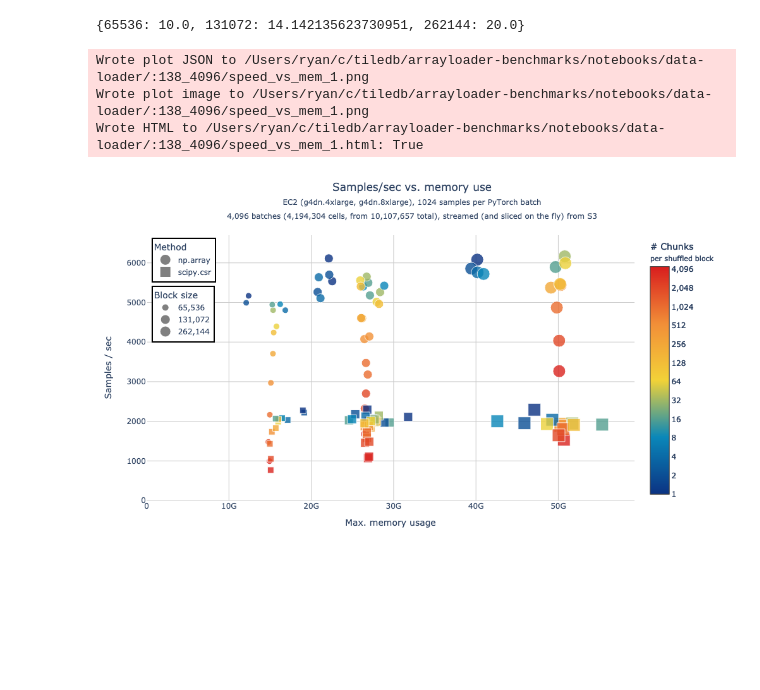
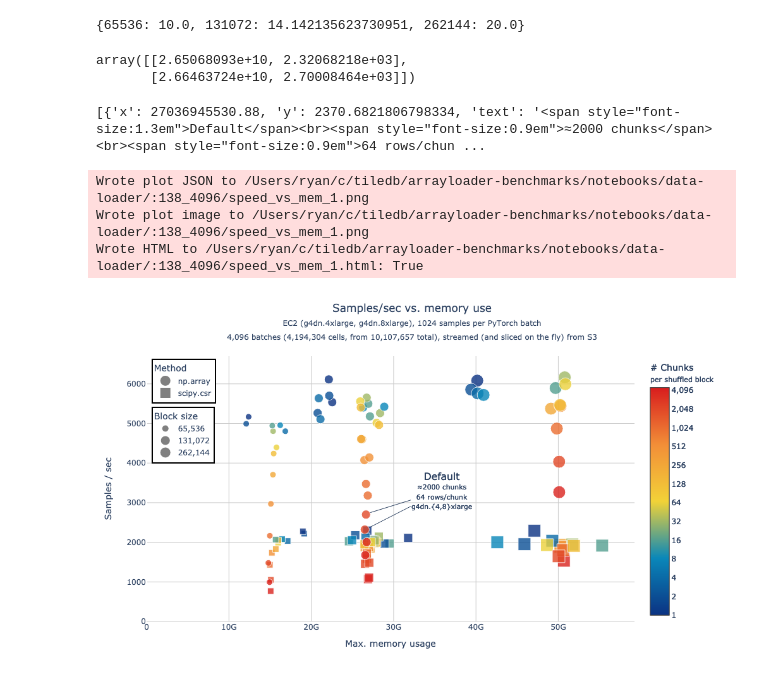
Before and after one commit to TileDB-Inc/arrayloader-benchmarks, a Jupyter notebook: notebooks/data-loader/:138_4096/nb.ipynb, the cells around one changed output. Cells and saved outputs as stored; diff of their text form; code cells hidden in the pictures; blank space fills up the shorter version.

Commit message:
improve plot z-index, add default annotation, update readme

```diff
--- a/notebooks/data-loader/:138_4096/nb.ipynb
+++ b/notebooks/data-loader/:138_4096/nb.ipynb
@@ -42,6 +48,7 @@ sorted_datasets = False
 start_idx = 0
 end_idx = 138
 uri_rgx = None
+annotate_defaults = True
 # %%
 if marker_size_anchor is None:
     marker_size_anchor = DEFAULT_MARKER_SIZE_ANCHOR
@@ -261,8 +282,45 @@ marker_sizes = list(block2marker_size.values())
 block2marker_size
 # %% [output]
 {65536: 10.0, 131072: 14.142135623730951, 262144: 20.0}
+# %%
+default_markers = df.loc[
+    (df.chunk_size == DEFAULT_CHUNK_SIZE) & (df.chunks_per_block == DEFAULT_CHUNKS_PER_BLOCK) & (df.Method == DEFAULT_METHOD),
+    [ M, S ],
+].values
+default_markers
+# %% [output]
+array([[2.65068093e+10, 2.32068218e+03],
+       [2.66463724e+10, 2.70008464e+03]])
+# %%
+annotations = []
+if annotate_defaults:
+    ax, ay = default_markers.mean(0)
+    ax *= ann_offset[0]
+    ay += ann_offset[1]
+    ann_text = utz.plots.title(
+        [
+            "Default",
+            "≈2000 chunks",
+            "64 rows/chunk",
+            "g4dn.{4,8}xlarge",
+        ],
+        ann_size,
+    )
+    for mem, speed in default_markers:
+        annotations.append(dict(
+            x=mem * ann_arrow_offset[0], y=speed + ann_arrow_offset[1],
+            text=ann_text,
+            ax=ax, axref="x",
+            ay=ay, ayref="y",
+        ))
+    print(annotations)
+# %% [output]
+[{'x': 27036945530.88, 'y': 2370.6821806798334, 'text': '<span style="font-size:1.3em">Default</span><br><span style="font-size:0.9em">≈2000 chunks</span><br><span style="font-size:0.9em">64 rows/chun ...
 # %%
 fig = go.Figure()
+
+for ann in annotations:
+    fig.add_annotation(**ann)
 
 def dummy_trace(name, legend=None, **kwargs):
     marker = dict(color='gray')
@@ -303,7 +361,8 @@ c = {
     for idx, col in enumerate(customdata_cols)
 }
 
-for idx, chunk_method in enumerate(CHUNK_METHODS):
+# Reverse order makes "np.array" markers show above "scipy.csr", which is better since the former is the default value.
+for idx, chunk_method in reversed(list(enumerate(CHUNK_METHODS))):
     f = df[df.Method == chunk_method]
     symbol = symbols[idx]
     marker = dict(
@@ -328,7 +387,10 @@ for idx, chunk_method in enumerate(CHUNK_METHODS):
         showlegend=False,
     ))
 
+# Show legend placeholders in non-reversed order
+for idx, chunk_method in enumerate(CHUNK_METHODS):
     # Dummy traces, for legend: one per fmt, set color/size (instead of inheriting from last data point in `f`)
+    symbol = symbols[idx]
     size = marker_sizes[-1]
     fig.add_trace(dummy_trace(
         chunk_method,
@@ -365,31 +427,31 @@ fig = plot(
     utz.plots.title([
         title,
         host_subtitle,
         dataset_subtitle,
     ], subtitle_size="0.7em"),
     title_y=.95,
     name="speed_vs_mem_1",
     hovertemplate=[
         "%s (%s)" % (c['start_dt_str'], c['elapsed_str']),
         "%s (%s)" % (c['instance_id'], c['instance_type']),
         "%s: %s" % (C, c['chunk_size']),
         "Chunks per shuffled block: %s" % c['chunks_per_block'],
         "Shuffled block size: %s" % c['block_size'],
         "Samples/sec: %{y:,d}",
         "Memory: %{x:.3s}",
     ],
     xtitle=M,
     xaxis_tickformat='s',
     xaxis_rangemode='tozero',
     ytitle=S,
     **legends,
     zerolines='y',
 )
 fig
 #from IPython.display import HTML
 #HTML(fig.to_html(include_plotlyjs='cdn'))
 # %% [output]
 Wrote plot JSON to /Users/ryan/c/tiledb/arrayloader-benchmarks/notebooks/data-loader/:138_4096/speed_vs_mem_1.png
 Wrote plot image to /Users/ryan/c/tiledb/arrayloader-benchmarks/notebooks/data-loader/:138_4096/speed_vs_mem_1.png
 Wrote HTML to /Users/ryan/c/tiledb/arrayloader-benchmarks/notebooks/data-loader/:138_4096/speed_vs_mem_1.html: True
-[figure, old version]
+[figure, new version]
```
Also changed, not shown: parts of 2 cells of this notebook, 7 other files.
